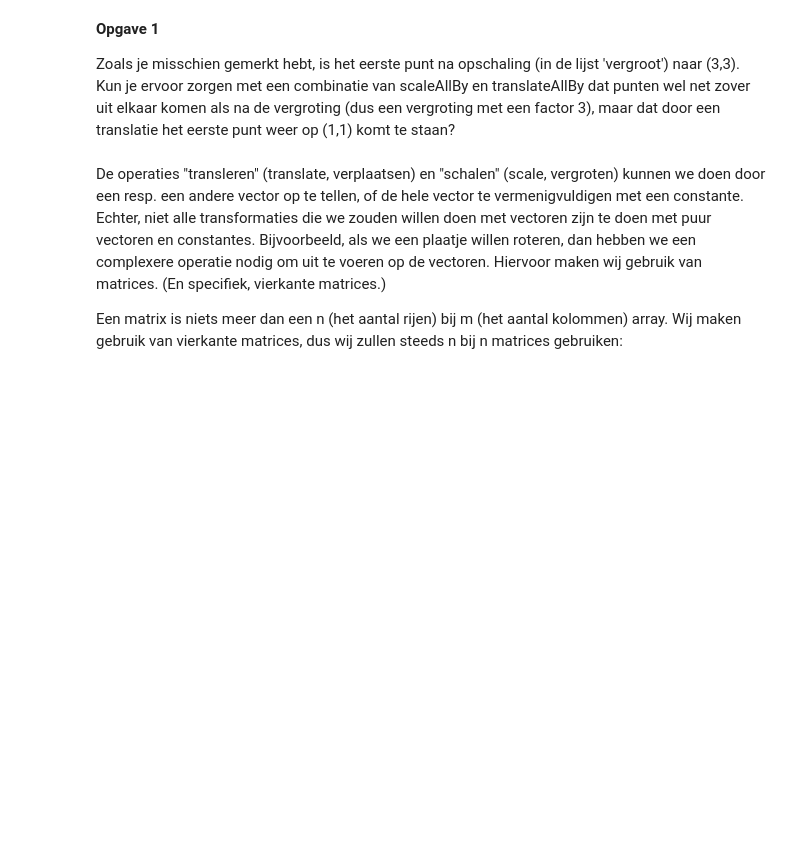
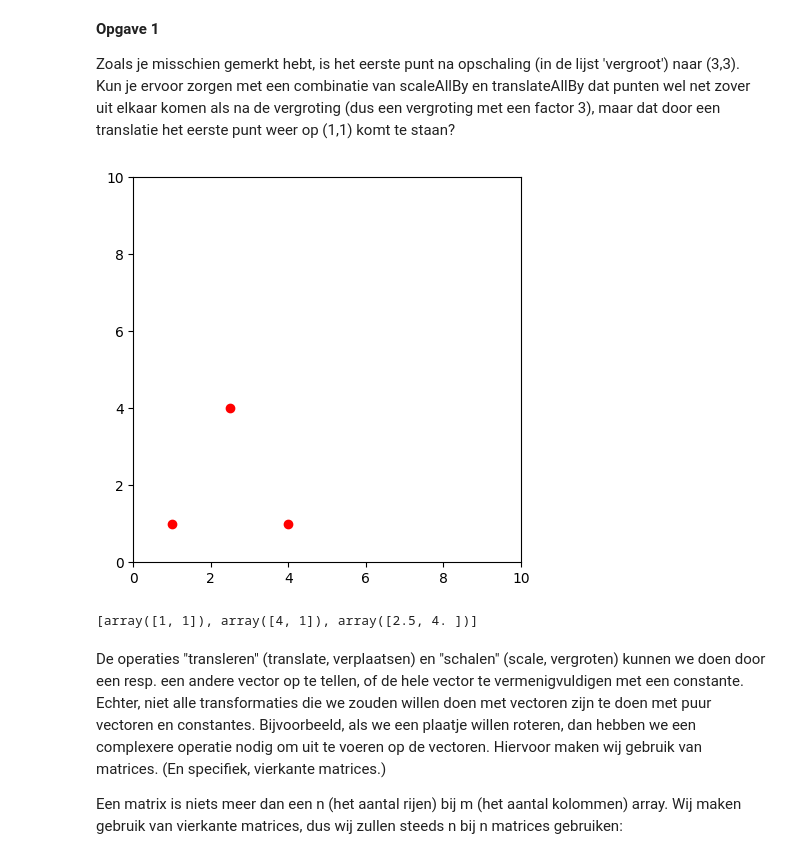
Before and after one commit to LFGaming/Vision-2024, a Jupyter notebook: module4/LinAlg Tutorial (2).ipynb, the cells around one changed output. Saved outputs shown, nothing was run; the diff lists cells and outputs as text; code cells hidden in the pictures; blank space fills up the shorter version.

```diff
--- a/module4/LinAlg Tutorial (2).ipynb
+++ b/module4/LinAlg Tutorial (2).ipynb
@@ -99,3 +97,13 @@ Zoals je misschien gemerkt hebt, is het eerste punt na opschaling (in de lijst '
+# %%
+#Hier uw antwoord:
+enlargedPoints = scaleAllBy(vlist,3)
+enlargedPointstranslated = translateAllBy(enlargedPoints, -2)
+plotPointsOnly( enlargedPointstranslated )
+#yay, nu hebben we een vergroting gedaan:
+enlargedPointstranslated
+# %% [output]
+[figure, added]
+[array([1, 1]), array([4, 1]), array([2.5, 4. ])]
 # %% [markdown]
 De operaties "transleren" (translate, verplaatsen) en "schalen" (scale, vergroten) kunnen we doen door een resp. een andere vector op te tellen, of de hele vector te vermenigvuldigen met een constante. Echter, niet alle transformaties die we zouden willen doen met vectoren zijn te doen met puur vectoren en constantes. Bijvoorbeeld, als we een plaatje willen roteren, dan hebben we een complexere operatie nodig om uit te voeren op de vectoren. Hiervoor maken wij gebruik van matrices. (En specifiek, vierkante matrices.)
 
```
Also changed, not shown: parts of 7 cells of this notebook, 1 other file.
